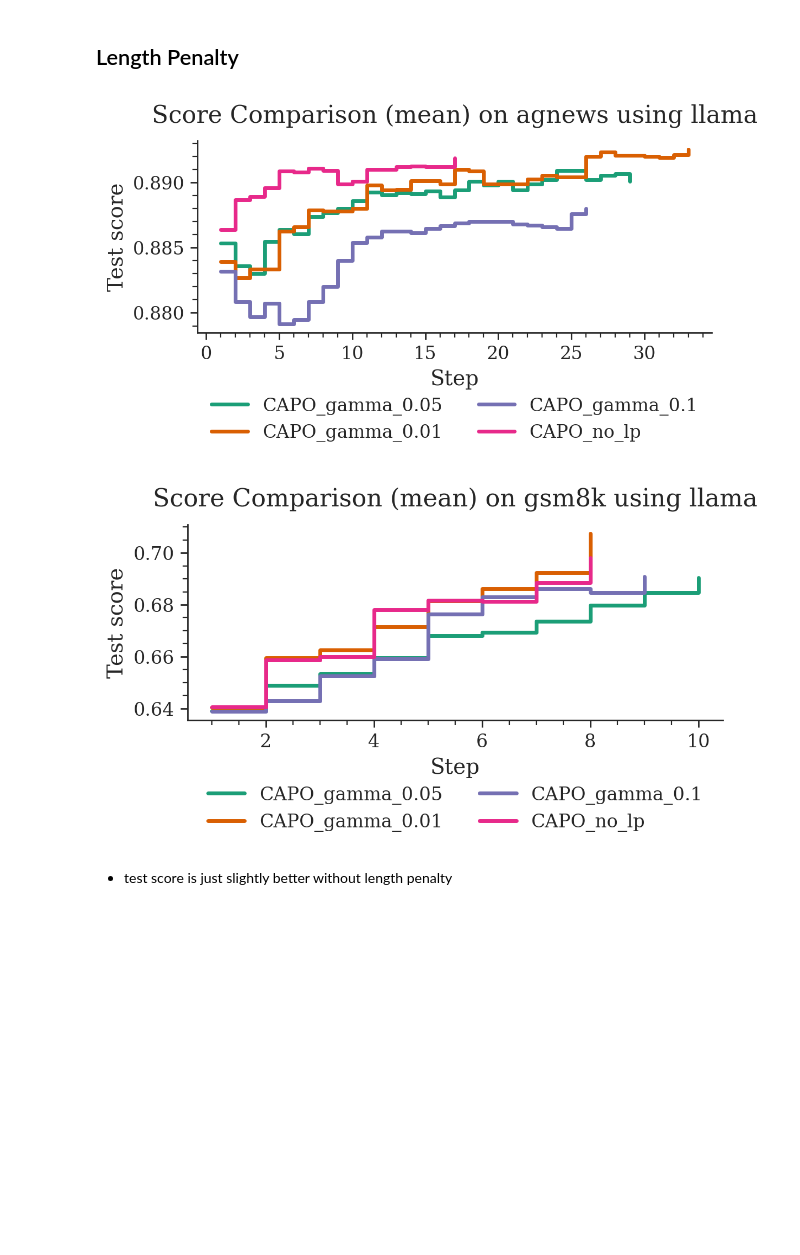
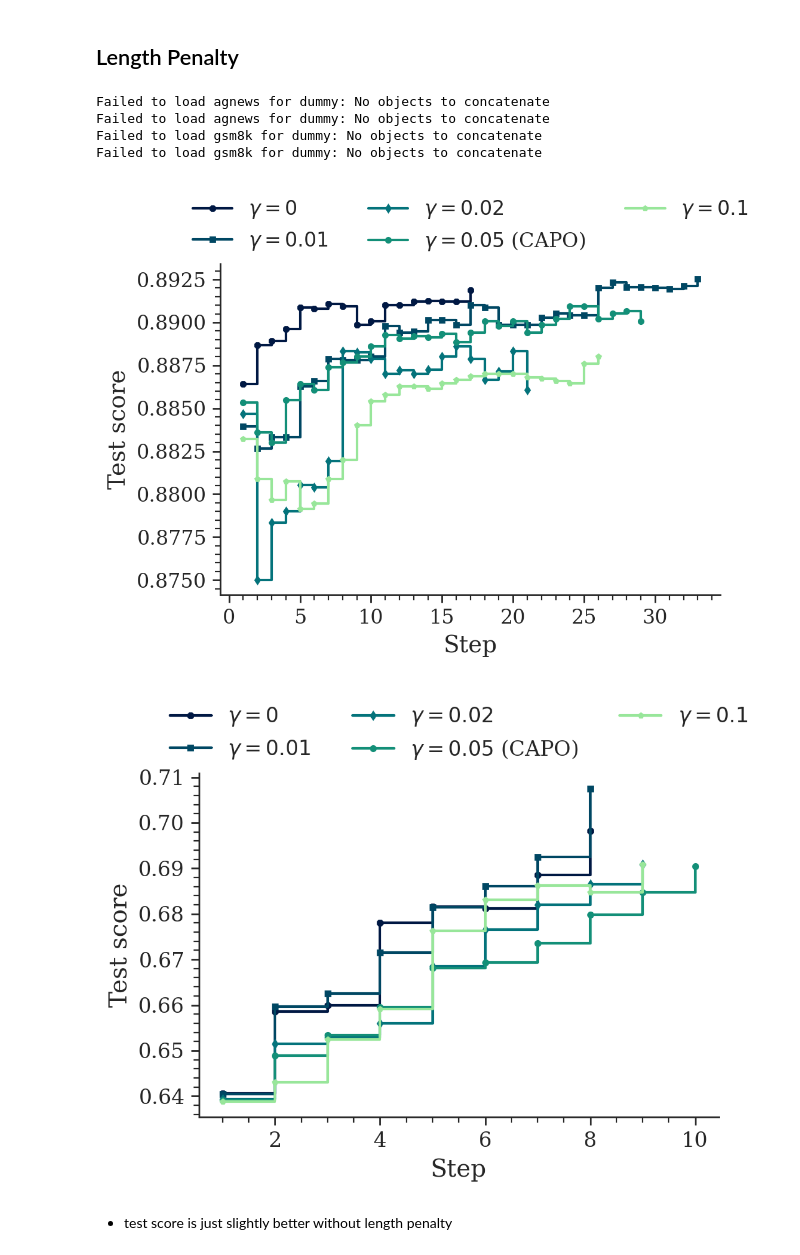
Before and after one commit to finitearth/capo, a Jupyter notebook: notebooks/paper_visualization/hp_visualization.ipynb, the cells around one changed output. Saved outputs shown, nothing was run; the diff lists cells and outputs as text; code cells hidden in the pictures; blank space fills up the shorter version.

Commit message:
change visualization plot to be capable of creating the hyperparameter analysis plots

```diff
--- a/notebooks/paper_visualization/hp_visualization.ipynb
+++ b/notebooks/paper_visualization/hp_visualization.ipynb
@@ -34,19 +24,46 @@ hp_runs = [
+# %%
+hp_runs = [
+    "CAPO_no_lp",
+    "CAPO_gamma_0.01",
+    "CAPO_gamma_0.02",
+    "CAPO_gamma_0.05",
+    "dummy",
+    "dummy",
+    "CAPO_gamma_0.1",
+]
+markers = ["8", "s", "d", "o", None, None, "p"]
+labels = [
+    r"$\gamma=0$",
+    r"$\gamma=0.01$",
+    r"$\gamma=0.02$",
+    r"$\gamma=0.05$ (CAPO)",
+    "Dummy",
+    "Dummy",
+    r"$\gamma=0.1$",
+]
 # %%
 for dataset in DATASETS:
     plot_population_scores_comparison(
         dataset,
         "llama",
         hp_runs,
         "mean",
         plot_seeds=False,
         plot_stddev=False,
         x_col="step",
         path_prefix="../..",
         score_col="test_score",
+        continuous_colors=True,
+        markers=markers,
+        labels=labels,
     );
 # %% [output]
+Failed to load agnews for dummy: No objects to concatenate
+Failed to load agnews for dummy: No objects to concatenate
+Failed to load gsm8k for dummy: No objects to concatenate
+Failed to load gsm8k for dummy: No objects to concatenate
-[figure, old version]
+[figure, new version]
-[figure, old version]
+[figure, new version]
 # %% [markdown]
 - test score is just slightly better without length penalty
 # %%
```
Also changed, not shown: parts of 12 cells of this notebook, 11 other files.
